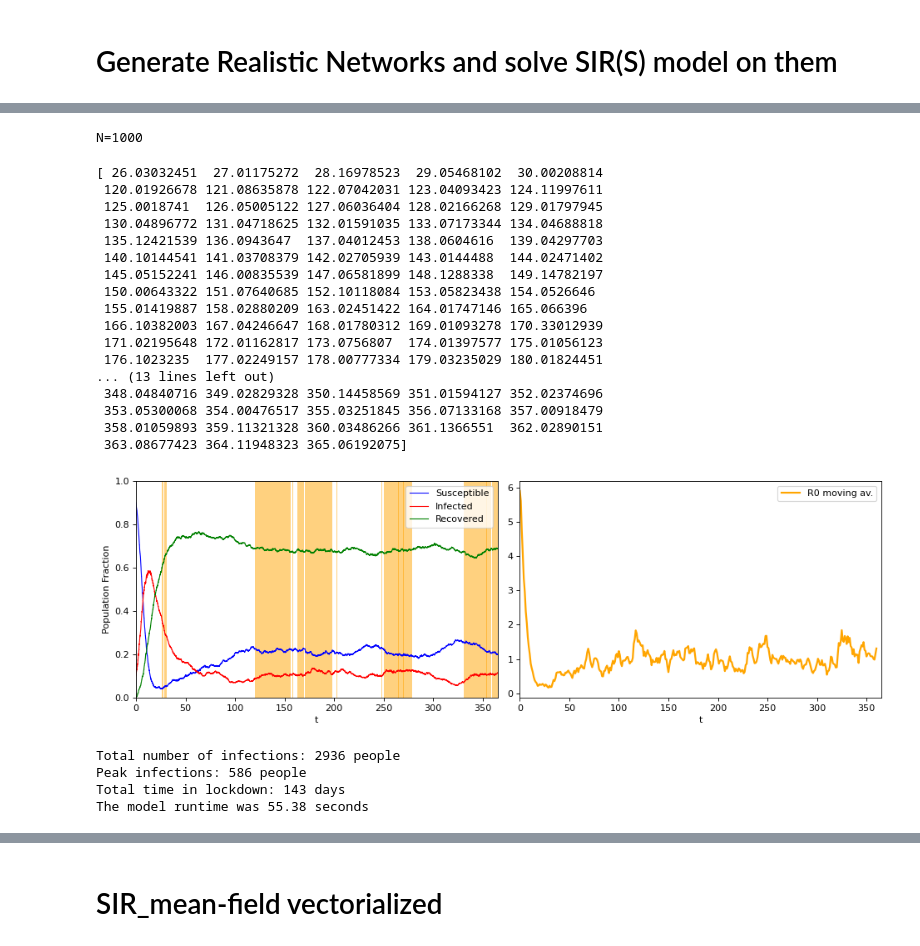
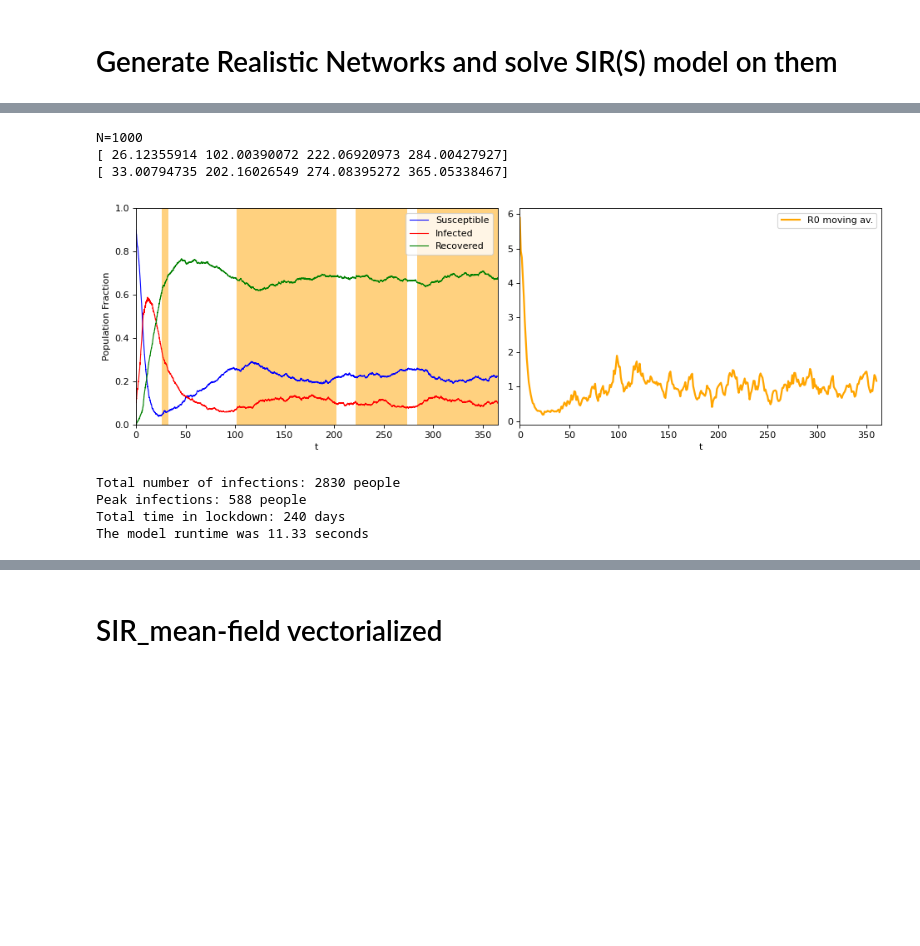
Before and after one commit to patterd2/SIRS_network_dynamics, a Jupyter notebook: SIRS_network_interventions_April5(Orange Line).ipynb, the cells around one changed output, grey strips where cells are left out. Saved outputs shown, nothing was run; the diff lists cells and outputs as text; code cells hidden in the pictures; blank space fills up the shorter version.

Commit message:
Correction to lockdown plot
Lockdown plotting wasn't giving the right durations. Corrected the counter and updated the plot.

```diff
--- a/SIRS_network_interventions_April5(Orange Line).ipynb
+++ b/SIRS_network_interventions_April5(Orange Line).ipynb
@@ -279,7 +279,7 @@ import scipy.stats as stats
 #import plotly.graph_objects as go
 from matplotlib.pyplot import figure
 
-
+np.warnings.filterwarnings('ignore', category=np.VisibleDeprecationWarning)
 
 ### Set parameters (in days)
 
@@ -368,6 +368,7 @@ for i in range(18, 19):
     z = 1
     for j in range(1,z+1):
         times = np.append(times,model.times)
+        lockdown_indicator = 0
         lockdown_times = np.array([])
         relaxation_times = np.array([])
         R_0_data = []
@@ -408,19 +409,23 @@ for i in range(18, 19):
             #print(R0)
             R0_data = np.append(R0_data,R0)
             if T_current > 24:
-                if avg_bigger(R0_data[max(T_current-25,0):T_current],1) == True:
+                if avg_bigger(R0_data[max(T_current-25,0):T_current],1) == True and lockdown_indicator == 0:
+                    lockdown_indicator = 1
                     lam = int(lockdown_impact*average_contacts)
                     lockdown_times = np.append(lockdown_times,np.max(times))
                     NH_con = generate_contacts_poisson(lam,N)
                     A = NH_con + F_con
                     G = nx.from_numpy_matrix(A, create_using=None)
-                    days_in_lockdown = days_in_lockdown + 1
-                elif avg_smaller(R0_data[max(T_current-25,0):T_current],0.8) == True:
+                elif avg_smaller(R0_data[max(T_current-25,0):T_current],0.8) == True and lockdown_indicator == 1:
+                    lockdown_indicator = 0
                     lam = int(average_contacts) # relax the lockdown
+                    relaxation_times = np.append(relaxation_times,np.max(times))
                     NH_con = generate_contacts_poisson(lam,N)
                     A = NH_con + F_con
                     G = nx.from_numpy_matrix(A, create_using=None)
             T_current = T_current + 1
+        if np.size(relaxation_times) < np.size(lockdown_times): # in case the lockdown doesn't end in time
+            relaxation_times = np.append(relaxation_times,np.max(times))
 
         ### Plotting
         #for n in range(n_path):
@@ -437,8 +442,9 @@ for i in range(18, 19):
         # extra plotting to show the lockdown times
         dummy_var = np.zeros(np.size(lockdown_times))
         print(lockdown_times)
-        for i in range(0,np.size(lockdown_times)-1):
-            plt.axvspan(lockdown_times[i], lockdown_times[i]+1, facecolor='orange', alpha=0.5)
+        print(relaxation_times)
+        for i in range(0,np.size(lockdown_times)):
+            plt.axvspan(lockdown_times[i], relaxation_times[i], facecolor='orange', alpha=0.5)
 
 
         plt.subplot(1, 2, 2)
@@ -451,53 +457,38 @@ for i in range(18, 19):
 
 
         v = np.diff(I_data)
             #print(v)
         I_total_list = [ele for ele in v if ele > 0]
             #print(I_total_list)
         I_total = np.sum(I_total_list)
         Iaveg = I_total/T_max
 
         I_total_array = np.append(I_total_array,I_total)
         #print(I_total_array)
         sum_I_total_array = sum_I_total_array + I_total
 
         Iaveg_data = np.append(Iaveg_data, Iaveg)
         Iavegsum = Iavegsum+Iaveg
 
         w, v = LA.eig(A)
         R0 = beta/gamma*max(w.real)
         R0_data = np.append(R0_data,R0)
         summ = summ + R0
         Imax = max(I_data)
             #print(Imax)
         Imax_data = np.append(Imax_data,Imax)
         Imaxsum = Imaxsum + Imax
 
 print('Total number of infections: %3.0f people' % (I_total))
 print('Peak infections: %3.0f people' % (Imax))
-print('Total time in lockdown: %3.0f days' % (days_in_lockdown))
+print('Total time in lockdown: %3.0f days' % (np.sum(relaxation_times-lockdown_times)))
 print('The model runtime was %3.2f seconds' % (time.time() - t0))
 # %% [output]
 N=1000
+[ 26.12355914 102.00390072 222.06920973 284.00427927]
+[ 33.00794735 202.16026549 274.08395272 365.05338467]
+[figure, new version]
-[ 26.03032451  27.01175272  28.16978523  29.05468102  30.00208814
- 120.01926678 121.08635878 122.07042031 123.04093423 124.11997611
- 125.0018741  126.05005122 127.06036404 128.02166268 129.01797945
- 130.04896772 131.04718625 132.01591035 133.07173344 134.04688818
- 135.12421539 136.0943647  137.04012453 138.0604616  139.04297703
- 140.10144541 141.03708379 142.02705939 143.0144488  144.02471402
- 145.05152241 146.00835539 147.06581899 148.1288338  149.14782197
- 150.00643322 151.07640685 152.10118084 153.05823438 154.0526646
- 155.01419887 158.02880209 163.02451422 164.01747146 165.066396
- 166.10382003 167.04246647 168.01780312 169.01093278 170.33012939
- 171.02195648 172.01162817 173.0756807  174.01397577 175.01056123
- 176.1023235  177.02249157 178.00777334 179.03235029 180.01824451
-... (13 lines left out)
- 348.04840716 349.02829328 350.14458569 351.01594127 352.02374696
- 353.05300068 354.00476517 355.03251845 356.07133168 357.00918479
- 358.01059893 359.11321328 360.03486266 361.1366551  362.02890151
- 363.08677423 364.11948323 365.06192075]
+Total number of infections: 2830 people
+Peak infections: 588 people
+Total time in lockdown: 240 days
+The model runtime was 11.33 seconds
-[figure, old version]
-Total number of infections: 2936 people
-Peak infections: 586 people
-Total time in lockdown: 143 days
-The model runtime was 55.38 seconds
```
Also changed, not shown: parts of 2 cells of this notebook.
